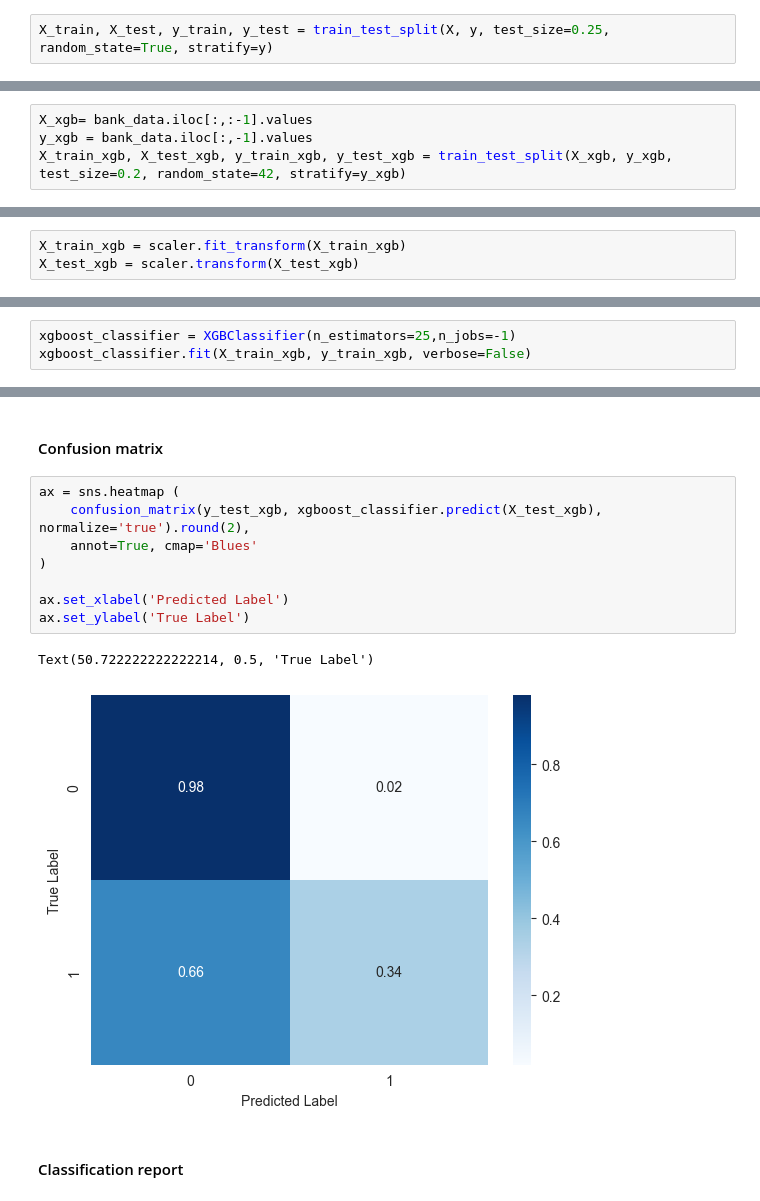
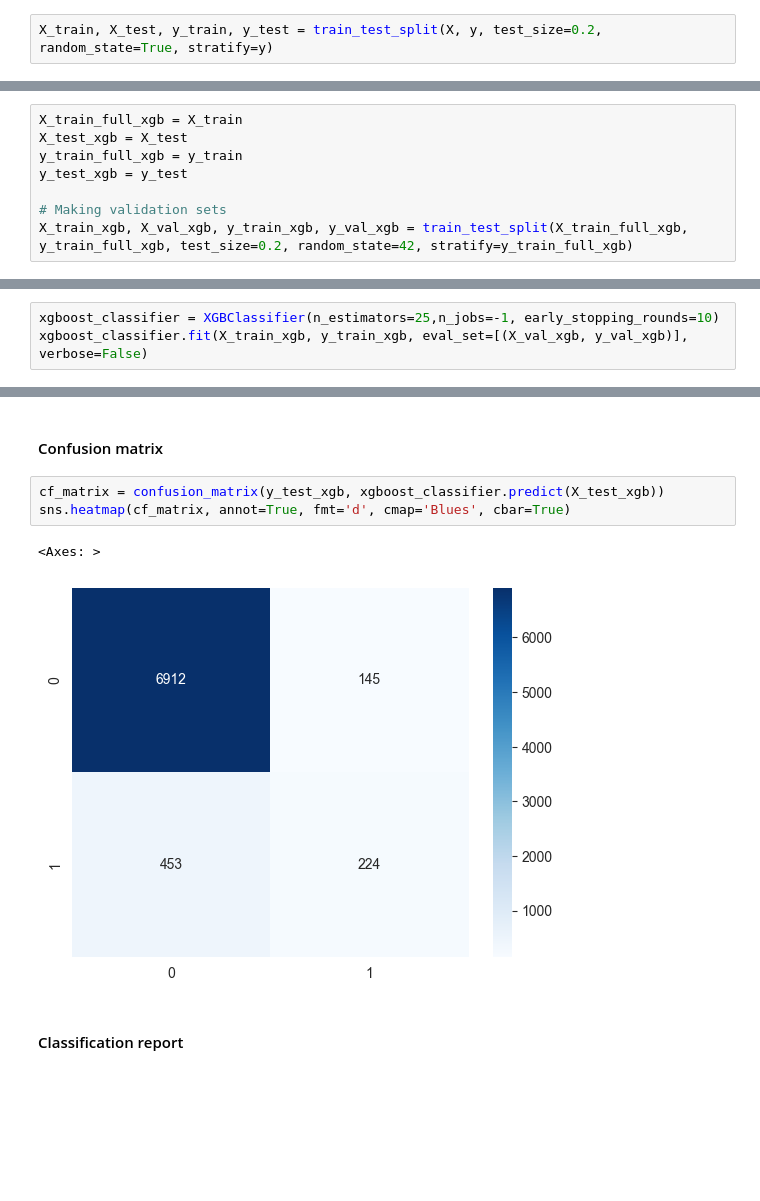
Before and after one commit to chMastellou/Data_Analysis_Assignment_2024, a Jupyter notebook: classification/classification.ipynb, the cells around one changed output, grey strips where cells are left out. Drawn from its saved outputs; the diff is of its cells as text; blank space fills up the shorter version.

```diff
--- a/classification/classification.ipynb
+++ b/classification/classification.ipynb
@@ -46,7 +42,7 @@ y = bank_data.iloc[:,-1].values
 # %% [markdown]
 #### Split
 # %%
-X_train, X_test, y_train, y_test = train_test_split(X, y, test_size=0.25, random_state=True, stratify=y)
+X_train, X_test, y_train, y_test = train_test_split(X, y, test_size=0.2, random_state=True, stratify=y)
 # %% [markdown]
 #### Κανονικοποίηση
 # %%
@@ -135,6 +109,10 @@ for column in categorical_columns:
 # %% [markdown]
 #### Διαχωρισμός ανεξάρτητων και εξαρτημένων μεταβλητών, split
 # %%
-X_xgb= bank_data.iloc[:,:-1].values
-y_xgb = bank_data.iloc[:,-1].values
-X_train_xgb, X_test_xgb, y_train_xgb, y_test_xgb = train_test_split(X_xgb, y_xgb, test_size=0.2, random_state=42, stratify=y_xgb)
+X_train_full_xgb = X_train
+X_test_xgb = X_test
+y_train_full_xgb = y_train
+y_test_xgb = y_test
+
+# Making validation sets
+X_train_xgb, X_val_xgb, y_train_xgb, y_val_xgb = train_test_split(X_train_full_xgb, y_train_full_xgb, test_size=0.2, random_state=42, stratify=y_train_full_xgb)
@@ -143,11 +119,8 @@ X_train_xgb, X_test_xgb, y_train_xgb, y_test_xgb = train_test_split(X_xgb, y_xgb
-# %%
-X_train_xgb = scaler.fit_transform(X_train_xgb)
-X_test_xgb = scaler.transform(X_test_xgb)
 # %% [markdown]
 #### Εκπαίδευση του ταξινομητή
 # %%
-xgboost_classifier = XGBClassifier(n_estimators=25,n_jobs=-1)
-xgboost_classifier.fit(X_train_xgb, y_train_xgb, verbose=False)
+xgboost_classifier = XGBClassifier(n_estimators=25,n_jobs=-1, early_stopping_rounds=10)
+xgboost_classifier.fit(X_train_xgb, y_train_xgb, eval_set=[(X_val_xgb, y_val_xgb)], verbose=False)
 # %% [output]
 XGBClassifier(base_score=None, booster=None, callbacks=None,
               colsample_bylevel=None, colsample_bynode=None,
@@ -169,16 +142,11 @@ xgboost_classifier.score(X_test_xgb, y_test_xgb)
 # %% [markdown]
 #### Confusion matrix
 # %%
-ax = sns.heatmap (
-    confusion_matrix(y_test_xgb, xgboost_classifier.predict(X_test_xgb), normalize='true').round(2),
-    annot=True, cmap='Blues'
-)
-
-ax.set_xlabel('Predicted Label')
-ax.set_ylabel('True Label')
+cf_matrix = confusion_matrix(y_test_xgb, xgboost_classifier.predict(X_test_xgb))
+sns.heatmap(cf_matrix, annot=True, fmt='d', cmap='Blues', cbar=True)
 # %% [output]
-Text(50.722222222222214, 0.5, 'True Label')
+<Axes: >
-[figure, old version]
+[figure, new version]
 # %% [markdown]
 #### Classification report
 # %%
```
Also changed, not shown: parts of 57 cells of this notebook, 1 other file.
